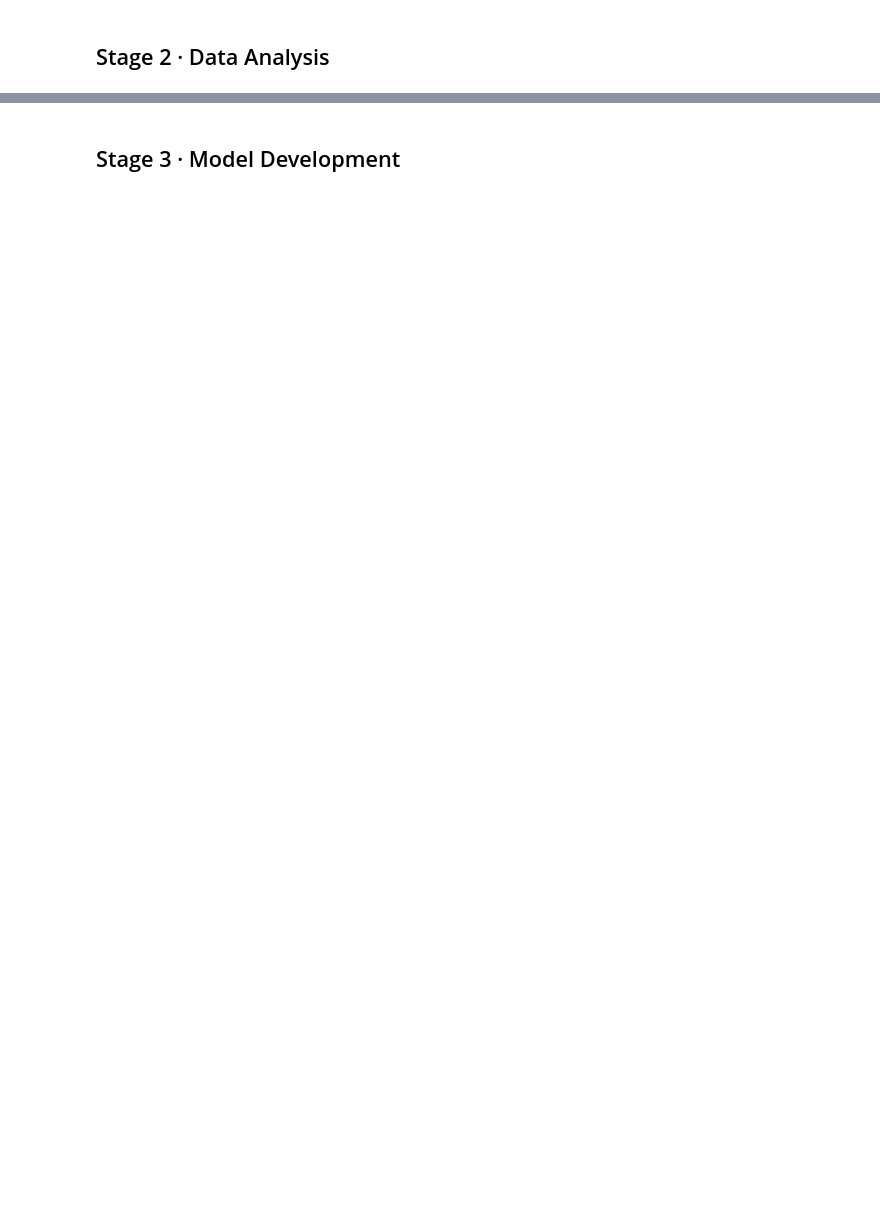
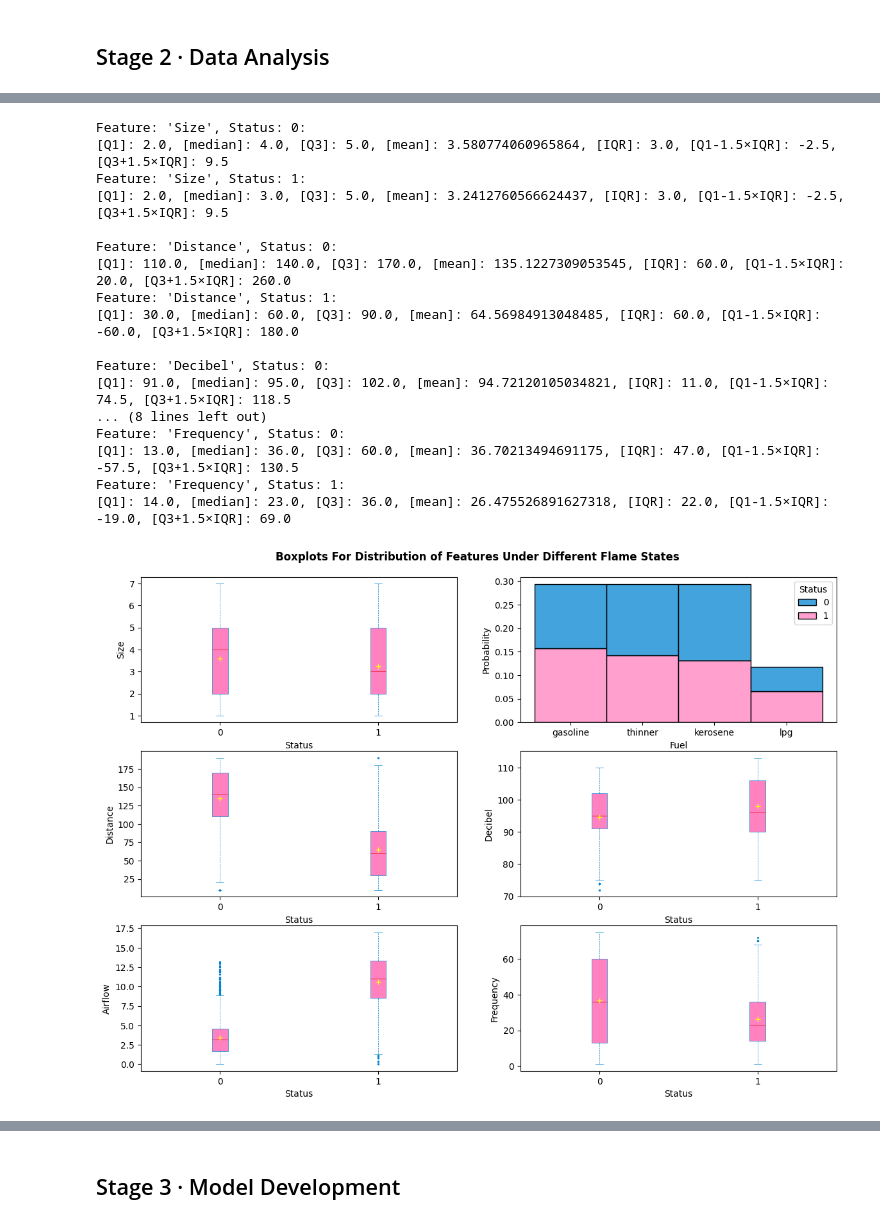
Before and after one commit to Morri3/DMA, a Jupyter notebook: YiqianZhang_20717331.ipynb, the cells around one changed output, grey strips where cells are left out. Saved outputs shown, nothing was run; the diff lists cells and outputs as text; code cells hidden in the pictures; blank space fills up the shorter version.

```diff
--- a/YiqianZhang_20717331.ipynb
+++ b/YiqianZhang_20717331.ipynb
@@ -411,0 +622,75 @@ df_clean = df_raw.copy()
+# %%
+def show_boxplots(data):
+    """
+    Show boxplots of five features (Histplot for feature 'Fuel').
+
+    Args:
+        data (object): The data to be used for plotting.
+    """
+
+    fig, ax = plt.subplots(3, 2, figsize=(14, 10))
+    ax = ax.flatten() # Flatten into a 1-D array
+    feat_names = data.columns # Get names of features
+    for i, feat in enumerate(feat_names):
+        if i >= len(ax):
+            break
+        if feat == 'Fuel':
+            sns.histplot(
+                data=data, x=feat, hue='Status', stat='probability',
+                palette=[sns.xkcd_rgb["cerulean"], sns.xkcd_rgb["pink"]],
+                multiple='stack', discrete=True, ax=ax[i]
+            )
+        else:
+            # Calculate values of Q1, Q3 and other related values for status '0' and '1' respectively
+            for val in range(len(data['Status'].unique())):
+                cur_feat = data[data['Status'] == val][feat]
+                Q1 = cur_feat.quantile(0.25)
+                median = cur_feat.median()
+                Q3 = cur_feat.quantile(0.75)
+                mean = cur_feat.mean()
+                IQR = Q3 - Q1
+                le = Q1 - 1.5 * IQR
+                ue = Q3 + 1.5 * IQR
+                print(f"Feature: '{feat}', Status: {val}:")
+                print(f"[Q1]: {Q1}, [median]: {median}, [Q3]: {Q3}, [mean]: {mean}, [IQR]: {IQR}, [Q1-1.5×IQR]: {le}, [Q3+1.5×IQR]: {ue}")
+            print()
+
+            # Plot
+            sns.boxplot(
+                data=data, x='Status', y=feat, ax=ax[i], width=0.1,
+                showmeans=True, saturation=1,
+                linecolor=sns.xkcd_rgb["cerulean"], linewidth=0.5,
+                fliersize=1.2,
+                boxprops={'facecolor': sns.xkcd_rgb["pink"]},
+                medianprops={'color': sns.xkcd_rgb["red"]},
+                meanprops={'marker': '+', 'markeredgecolor': sns.xkcd_rgb["yellow"]},
+                whiskerprops={'linestyle': '--', 'color': sns.xkcd_rgb["cerulean"]},
+            )
+
+    # Save and show charts
+    plt.suptitle("Boxplots For Distribution of Features Under Different Flame States",
+                 y=0.92, fontsize='large', fontweight='semibold')
+    plt.savefig('eda/feature_distribution_boxplot.png', dpi=300)
+    plt.show()
+    plt.close()
+
+show_boxplots(df_clean)
+# %% [output]
+Feature: 'Size', Status: 0:
+[Q1]: 2.0, [median]: 4.0, [Q3]: 5.0, [mean]: 3.580774060965864, [IQR]: 3.0, [Q1-1.5×IQR]: -2.5, [Q3+1.5×IQR]: 9.5
+Feature: 'Size', Status: 1:
+[Q1]: 2.0, [median]: 3.0, [Q3]: 5.0, [mean]: 3.2412760566624437, [IQR]: 3.0, [Q1-1.5×IQR]: -2.5, [Q3+1.5×IQR]: 9.5
+
+Feature: 'Distance', Status: 0:
+[Q1]: 110.0, [median]: 140.0, [Q3]: 170.0, [mean]: 135.1227309053545, [IQR]: 60.0, [Q1-1.5×IQR]: 20.0, [Q3+1.5×IQR]: 260.0
+Feature: 'Distance', Status: 1:
+[Q1]: 30.0, [median]: 60.0, [Q3]: 90.0, [mean]: 64.56984913048485, [IQR]: 60.0, [Q1-1.5×IQR]: -60.0, [Q3+1.5×IQR]: 180.0
+
+Feature: 'Decibel', Status: 0:
+[Q1]: 91.0, [median]: 95.0, [Q3]: 102.0, [mean]: 94.72120105034821, [IQR]: 11.0, [Q1-1.5×IQR]: 74.5, [Q3+1.5×IQR]: 118.5
+... (8 lines left out)
+Feature: 'Frequency', Status: 0:
+[Q1]: 13.0, [median]: 36.0, [Q3]: 60.0, [mean]: 36.70213494691175, [IQR]: 47.0, [Q1-1.5×IQR]: -57.5, [Q3+1.5×IQR]: 130.5
+Feature: 'Frequency', Status: 1:
+[Q1]: 14.0, [median]: 23.0, [Q3]: 36.0, [mean]: 26.475526891627318, [IQR]: 22.0, [Q1-1.5×IQR]: -19.0, [Q3+1.5×IQR]: 69.0
+[figure, added]
```
Also changed, not shown: parts of 328 cells of this notebook, 2 other files.
